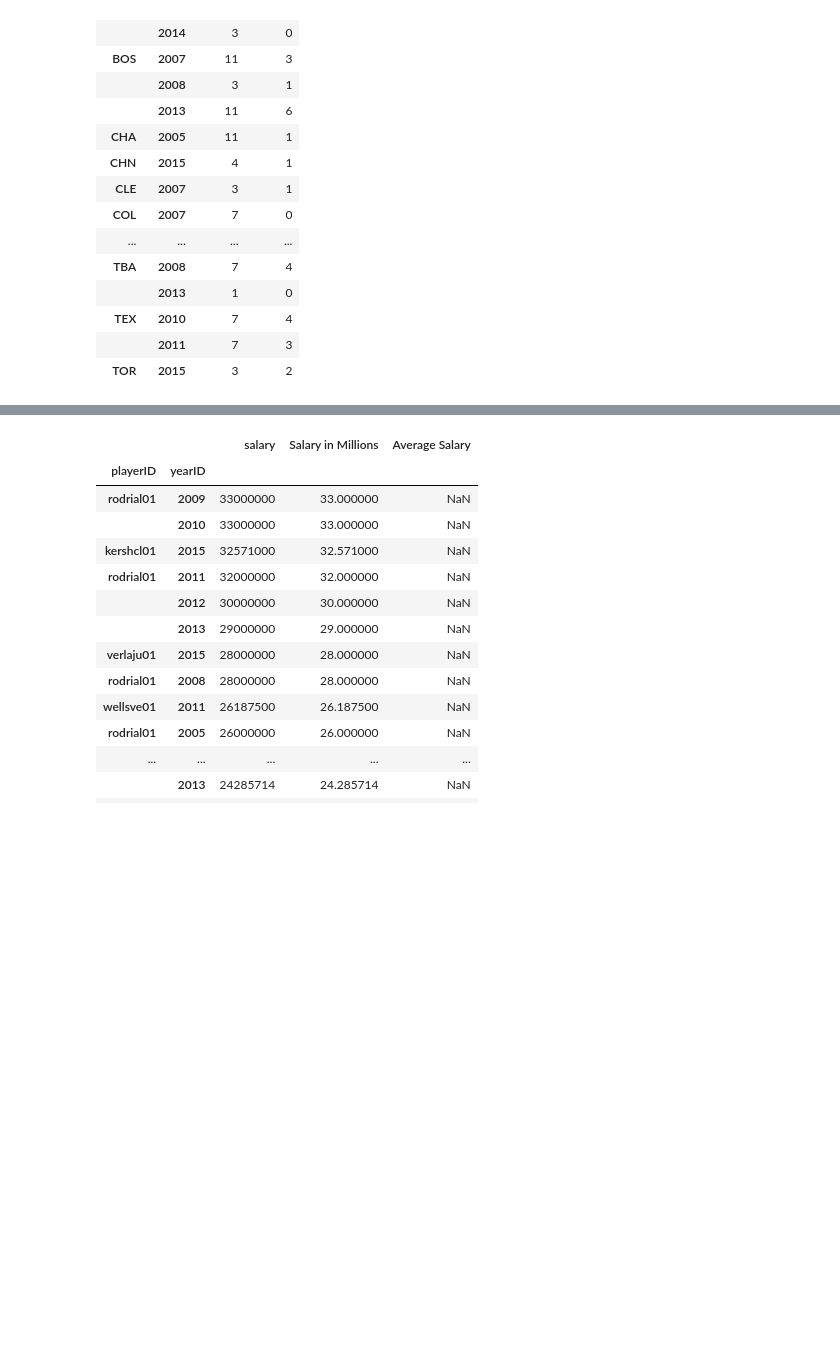
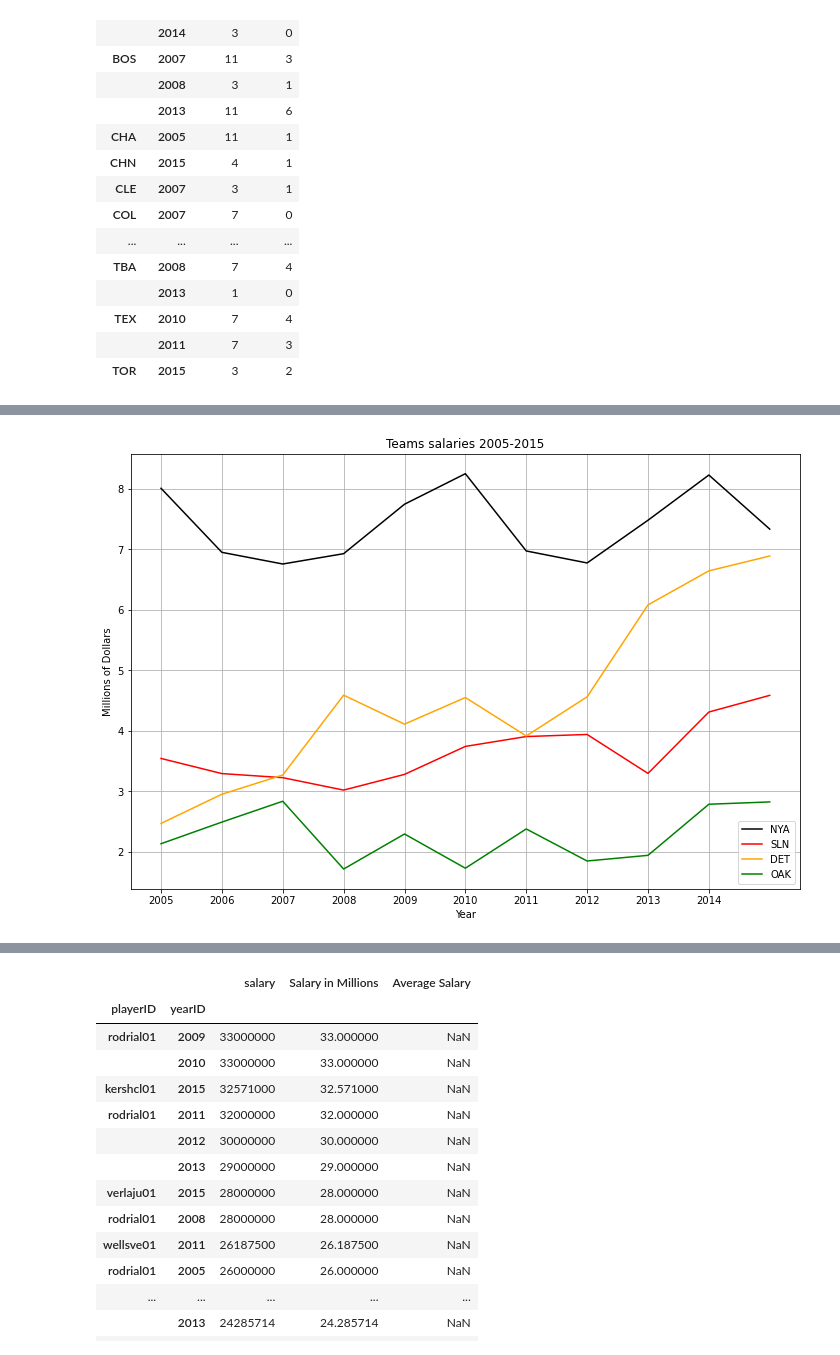
Before and after one commit to eerofeeva/BaseballMadness, a Jupyter notebook: baseball_challege.ipynb, the cells around one changed output, grey strips where cells are left out. Cells and saved outputs as stored; diff of their text form; code cells hidden in the pictures; blank space fills up the shorter version.

```diff
--- a/baseball_challege.ipynb
+++ b/baseball_challege.ipynb
@@ -270,0 +255,28 @@ top_ten_mean
+# %%
+#line chart
+salaries_for_line_df.head()
+nya_mean = salaries_for_line_df.xs('NYA', level='teamID')['Mean']
+sln_mean = salaries_for_line_df.xs('SLN', level='teamID')['Mean']
+det_mean = salaries_for_line_df.xs('DET', level='teamID')['Mean']
+oak_mean = salaries_for_line_df.xs('OAK', level='teamID')['Mean']
+nya_sum = salaries_for_line_df.xs('NYA', level='teamID')['Sum']
+sln_sum = salaries_for_line_df.xs('SLN', level='teamID')['Sum']
+det_sum = salaries_for_line_df.xs('DET', level='teamID')['Sum']
+oak_sum = salaries_for_line_df.xs('OAK', level='teamID')['Sum']
+# %%
+plt.figure(figsize =[12,8])
+nya = plt.plot( nya_mean.index, nya_mean, color='black', label='NYA')
+sln = plt.plot(sln_mean.index, sln_mean, color="red", label='SLN')
+det = plt.plot(det_mean.index, det_mean, color="orange", label='DET')
+oak = plt.plot(oak_mean.index, oak_mean, color="green", label='OAK')
+
+plt.title("Teams salaries 2005-2015")
+plt.xlabel("Year")
+plt.ylabel("Mean, in millions of Dollars")
+plt.grid(b=True)
+plt.xticks(np.arange(2005,2015,step=1))
+plt.legend()
+
+plt.show()
+# %% [output]
+[figure, added]
```
Also changed, not shown: parts of 23 cells of this notebook.
